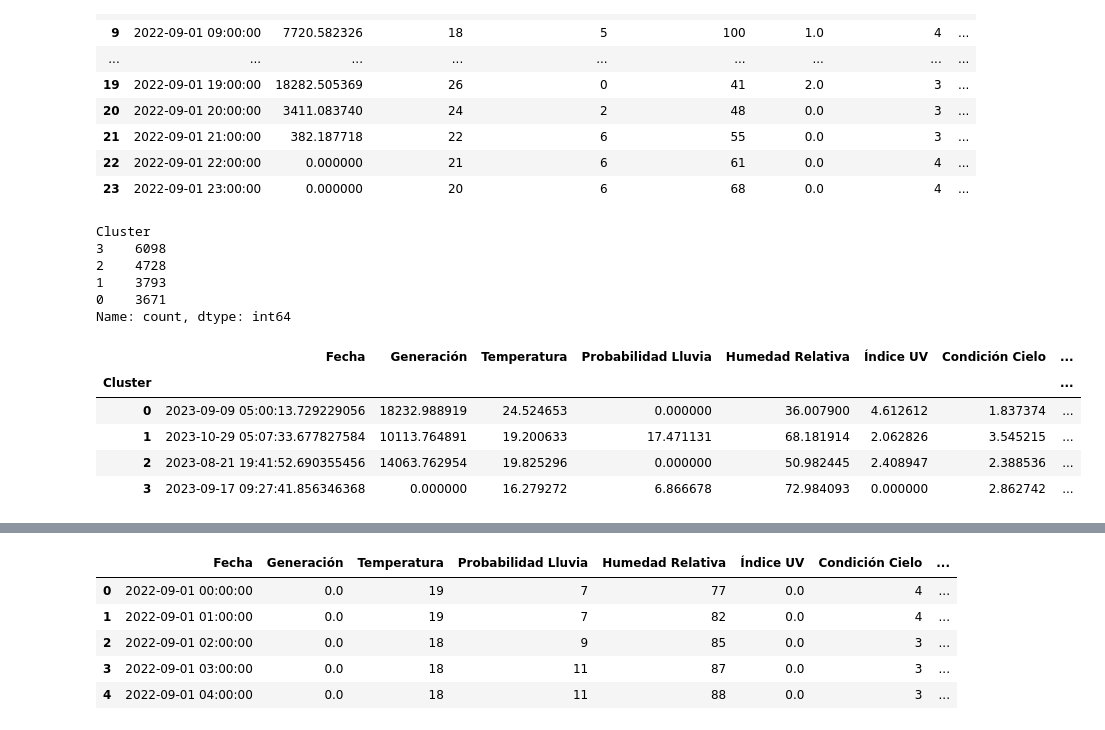
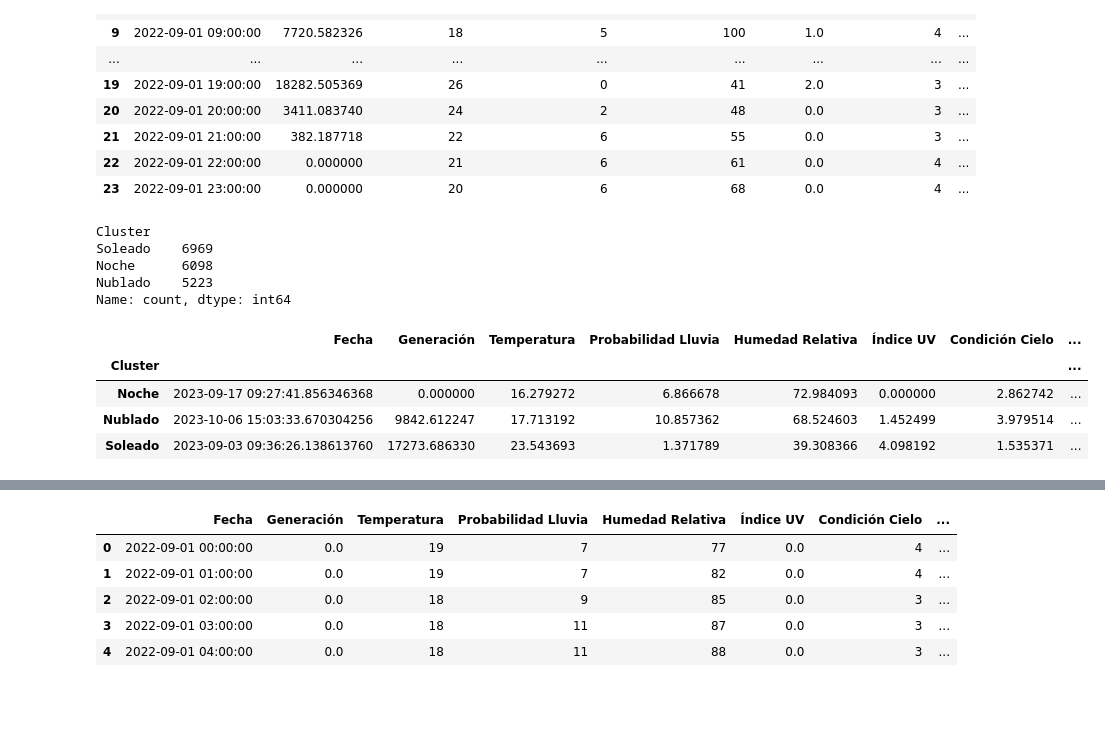
Before and after one commit to ClaudiaGtzD/TesinaMCD, a Jupyter notebook: 03_Clusterización.ipynb, the cells around one changed output, grey strips where cells are left out. Drawn from its saved outputs; the diff is of its cells as text; code cells hidden in the pictures; blank space fills up the shorter version.

```diff
--- a/03_Clusterización.ipynb
+++ b/03_Clusterización.ipynb
@@ -472,20 +530,18 @@ datos_GMM.head(24)
 | 22 | 2022-09-01 22:00:00 | 0.000000 | 21 | 6 | 61 | 0.0 | 4 | ... |
 | 23 | 2022-09-01 23:00:00 | 0.000000 | 20 | 6 | 68 | 0.0 | 4 | ... |
 # %%
-print(datos_GMM['Cluster'].value_counts())
+print(datos['Cluster'].value_counts())
 # Calcular estadísticas de cada cluster
-cluster_means = datos_GMM.groupby('Cluster').mean()
+cluster_means = datos.groupby('Cluster').mean()
 cluster_means
 # %% [output]
 Cluster
-3    6098
-2    4728
-1    3793
-0    3671
+Soleado    6969
+Noche      6098
+Nublado    5223
 Name: count, dtype: int64
 |  | Fecha | Generación | Temperatura | Probabilidad Lluvia | Humedad Relativa | Índice UV | Condición Cielo | ... |
 | Cluster |  |  |  |  |  |  |  | ... |
-| 0 | 2023-09-09 05:00:13.729229056 | 18232.988919 | 24.524653 | 0.000000 | 36.007900 | 4.612612 | 1.837374 | ... |
-| 1 | 2023-10-29 05:07:33.677827584 | 10113.764891 | 19.200633 | 17.471131 | 68.181914 | 2.062826 | 3.545215 | ... |
-| 2 | 2023-08-21 19:41:52.690355456 | 14063.762954 | 19.825296 | 0.000000 | 50.982445 | 2.408947 | 2.388536 | ... |
-| 3 | 2023-09-17 09:27:41.856346368 | 0.000000 | 16.279272 | 6.866678 | 72.984093 | 0.000000 | 2.862742 | ... |
+| Noche | 2023-09-17 09:27:41.856346368 | 0.000000 | 16.279272 | 6.866678 | 72.984093 | 0.000000 | 2.862742 | ... |
+| Nublado | 2023-10-06 15:03:33.670304256 | 9842.612247 | 17.713192 | 10.857362 | 68.524603 | 1.452499 | 3.979514 | ... |
+| Soleado | 2023-09-03 09:36:26.138613760 | 17273.686330 | 23.543693 | 1.371789 | 39.308366 | 4.098192 | 1.535371 | ... |
```
Also changed, not shown: parts of 8 cells of this notebook, 8 other files.
